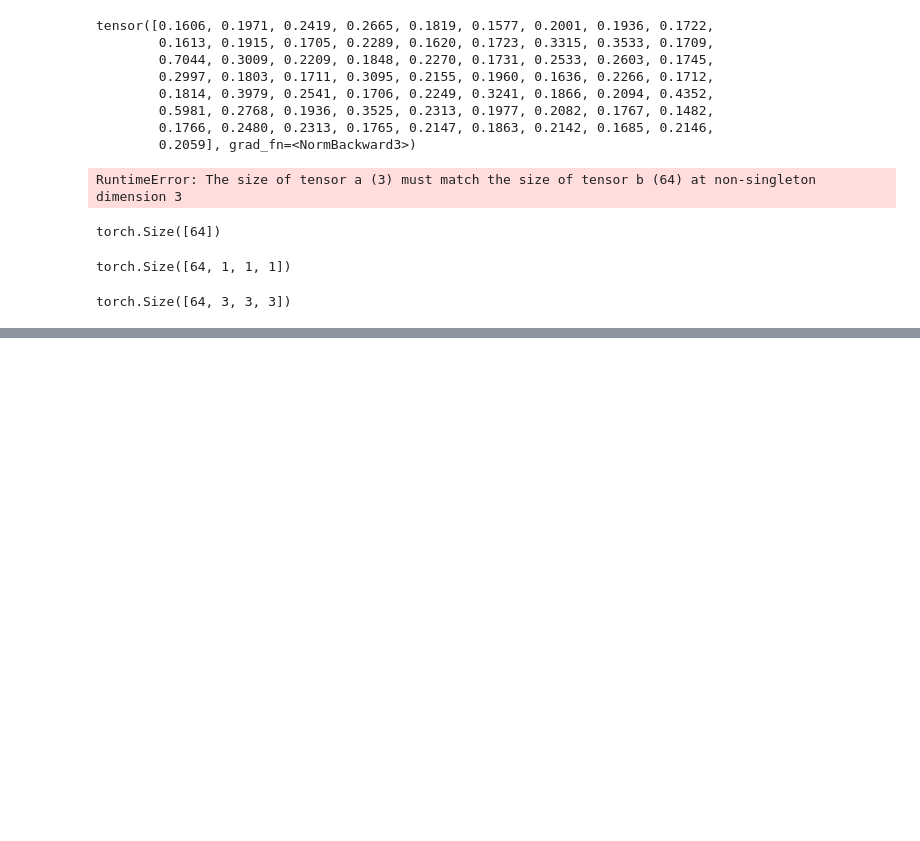
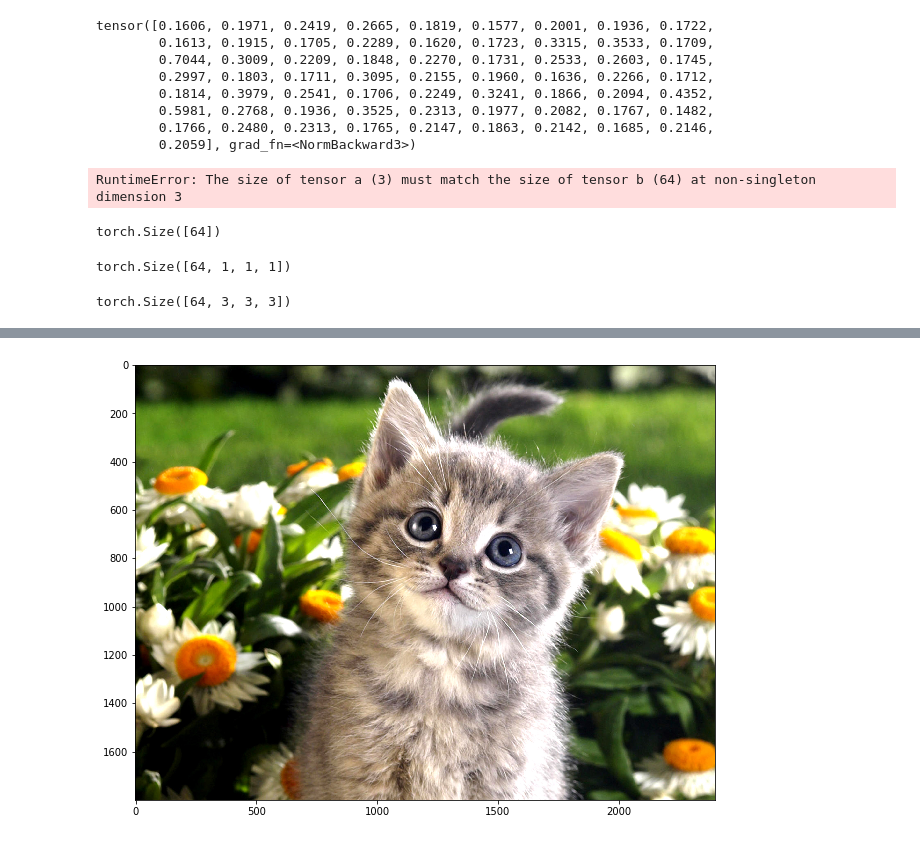
Before and after one commit to xianpf/diaries, a Jupyter notebook: 191010 weight standardlization.ipynb, the cells around one changed output, grey strips where cells are left out. Cells and saved outputs as stored; diff of their text form; code cells hidden in the pictures; blank space fills up the shorter version.

```diff
--- a/191010 weight standardlization.ipynb
+++ b/191010 weight standardlization.ipynb
@@ -294,0 +308,5 @@ torch.Size([64, 3, 3, 3])
+# %%
+im = ImageOps.autocontrast(im02, 70)
+show_color_img(im)
+# %% [output]
+[figure, added]
```
Also changed, not shown: parts of 8 cells of this notebook.
